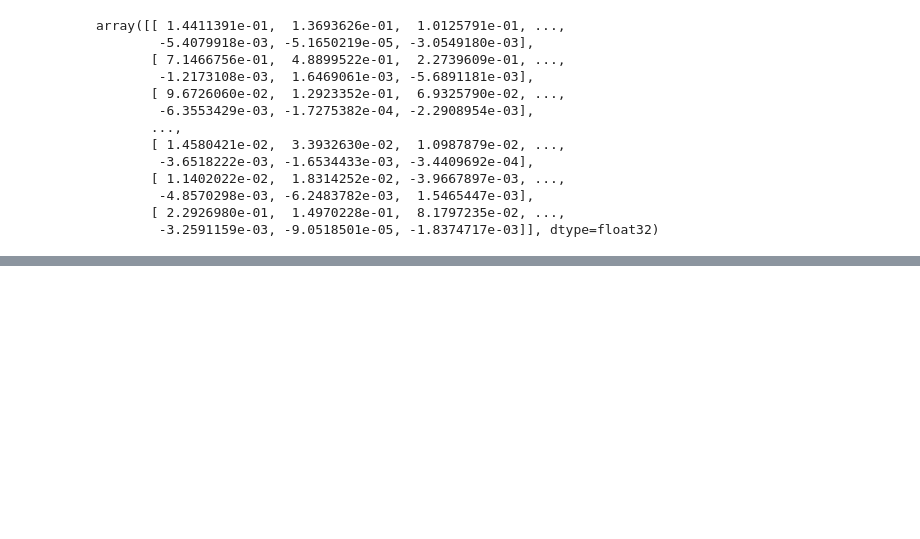
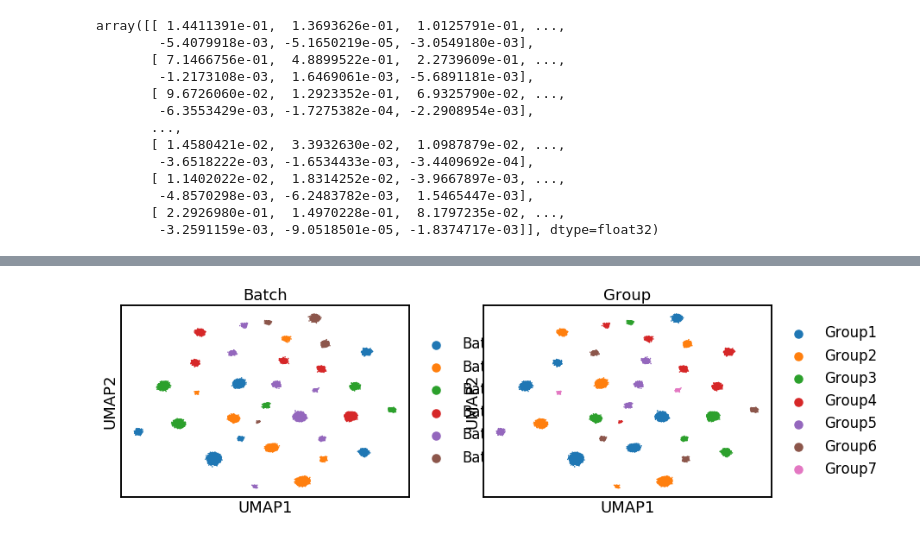
Before and after one commit to theislab/scib, a Jupyter notebook: notebooks/integration/saucie.ipynb, the cells around one changed output, grey strips where cells are left out. Saved outputs shown, nothing was run; the diff lists cells and outputs as text; code cells hidden in the pictures; blank space fills up the shorter version.

```diff
--- a/notebooks/integration/saucie.ipynb
+++ b/notebooks/integration/saucie.ipynb
@@ -5,4 +5,4 @@ import scanpy as sc
 # %%
 import SAUCIE
 # %%
-adata = sc.read('/storage/groups/ml01/workspace/group.daniela/small_test.h5ad')
+adata = sc.read('/storage/groups/ml01/workspace/scIB/simulations_1_1/sim1_1_norm.h5ad')
@@ -68,2 +76,0 @@ def runSaucie(adata, batch):
-# %%
-runSaucie(adata, 'batch')
@@ -92,0 +137,4 @@ AnnData object with n_obs × n_vars = 26668 × 18756
+# %%
+sc.pl.umap(adata, color=['Batch', 'Group'])
+# %% [output]
+[figure, added]
```
Also changed, not shown: parts of 14 cells of this notebook, 3 other files.
